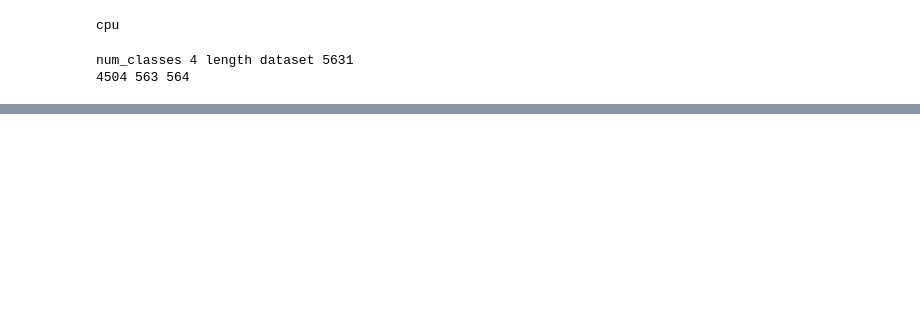
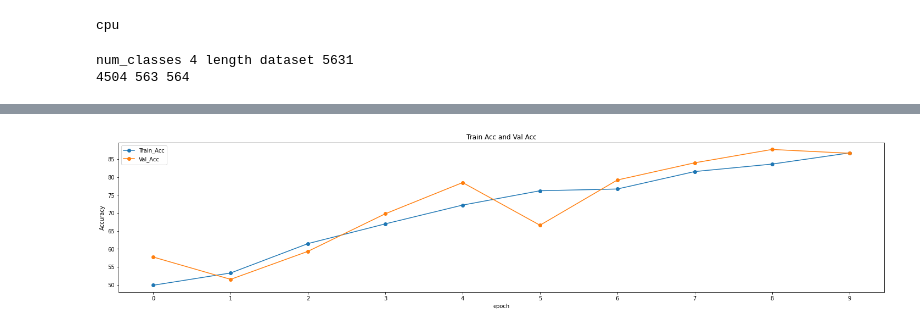
Before and after one commit to namtp-ai/bap-intern, a Jupyter notebook: problem3.ipynb, the cells around one changed output, grey strips where cells are left out. Drawn from its saved outputs; the diff is of its cells as text; code cells hidden in the pictures; blank space fills up the shorter version.

```diff
--- a/problem3.ipynb
+++ b/problem3.ipynb
@@ -268,8 +268,8 @@ class Trainer:
         train_acc, correct_train, train_loss, target_count = 0, 0, 0, 0
 
         for images, labels in tqdm(train_loader):
-            images = images.to(device)
-            labels = labels.to(device)
+            images = images.to(device).float()
+            labels = labels.to(device).long()
 
             # Forward pass
             outputs = self.model(images)
@@ -292,8 +292,8 @@ class Trainer:
         self.model.eval()
         val_acc, correct_val, val_loss, target_count = 0, 0, 0, 0
         for images, labels in tqdm(val_loader):
-            images = images.to(device)
-            labels = labels.to(device)
+            images = images.to(device).float()
+            labels = labels.to(device).long()
             outputs = self.model(images)
             loss = self.criterion(outputs, labels)
             val_loss += loss.item()
@@ -370,0 +408,4 @@ RuntimeError: expected scalar type Long but found Int
+# %%
+trainer.plot_his_acc()
+# %% [output]
+[figure, added]
```
Also changed, not shown: parts of 2 cells of this notebook, 1 other file.
